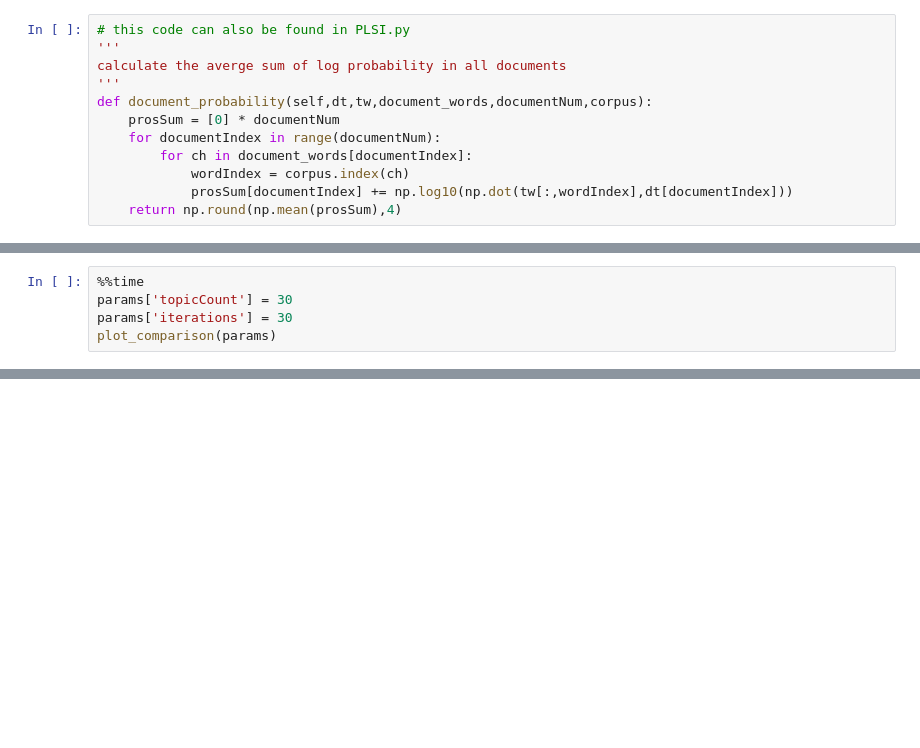
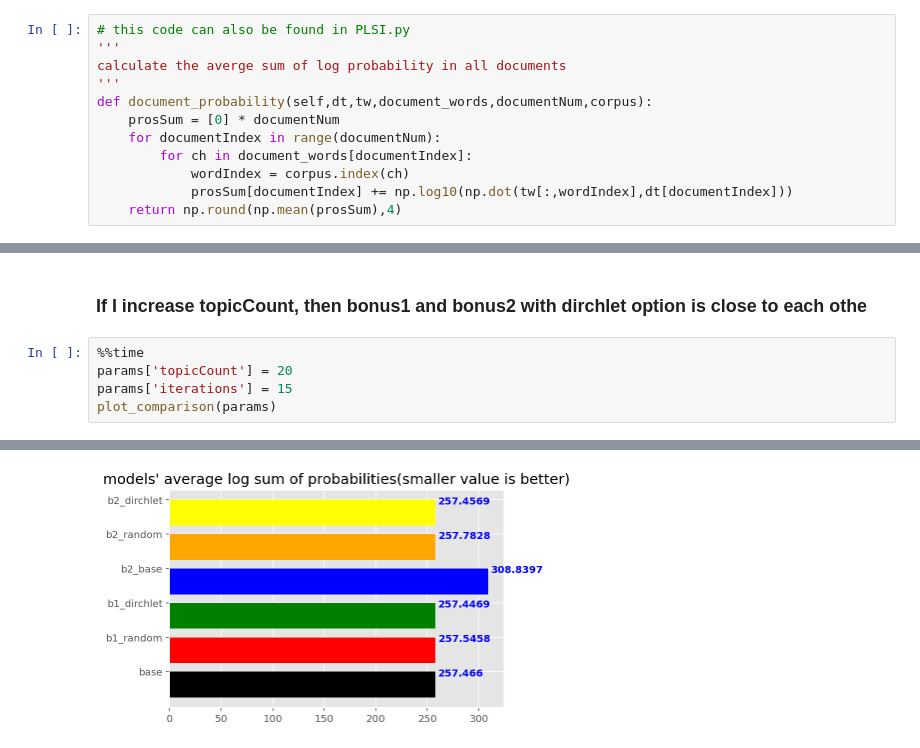
Before and after one commit to amor-tsai/NLP_project, a Jupyter notebook: program2_bonus3_report.ipynb, the cells around one changed output, grey strips where cells are left out. Cells and saved outputs as stored; diff of their text form; blank space fills up the shorter version.

```diff
--- a/program2_bonus3_report.ipynb
+++ b/program2_bonus3_report.ipynb
@@ -168,5 +174,8 @@ plot_comparison(params)
+# %% [markdown]
+### If I increase topicCount, then bonus1 and bonus2 with dirchlet option is close to each othe
 # %%
 %%time
-params['topicCount'] = 30
-params['iterations'] = 30
+params['topicCount'] = 20
+params['iterations'] = 15
 plot_comparison(params)
+# %% [output]
@@ -172,0 +185 @@ plot_comparison(params)
+[figure, added]
```
Also changed, not shown: parts of 9 cells of this notebook, 1 other file.
